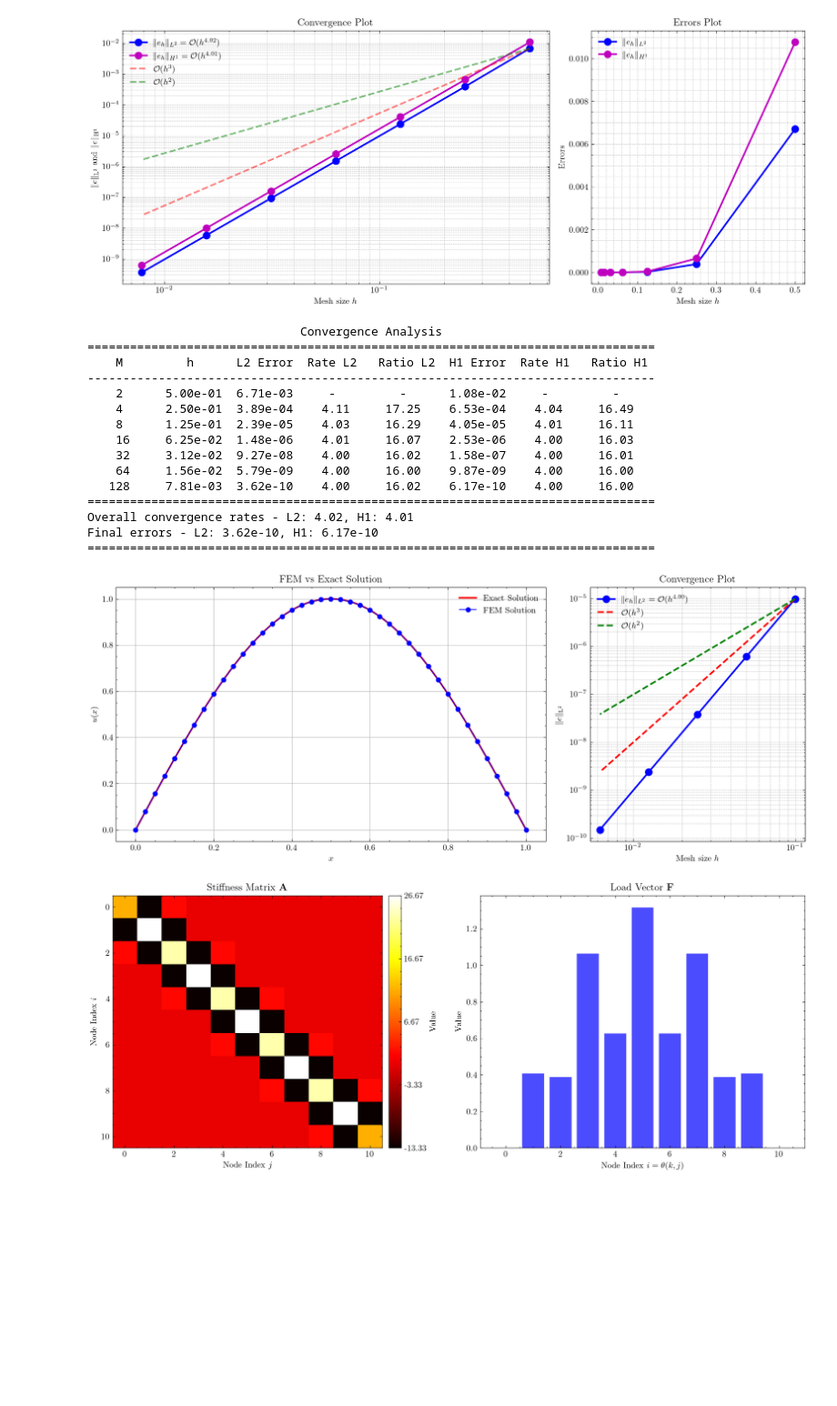
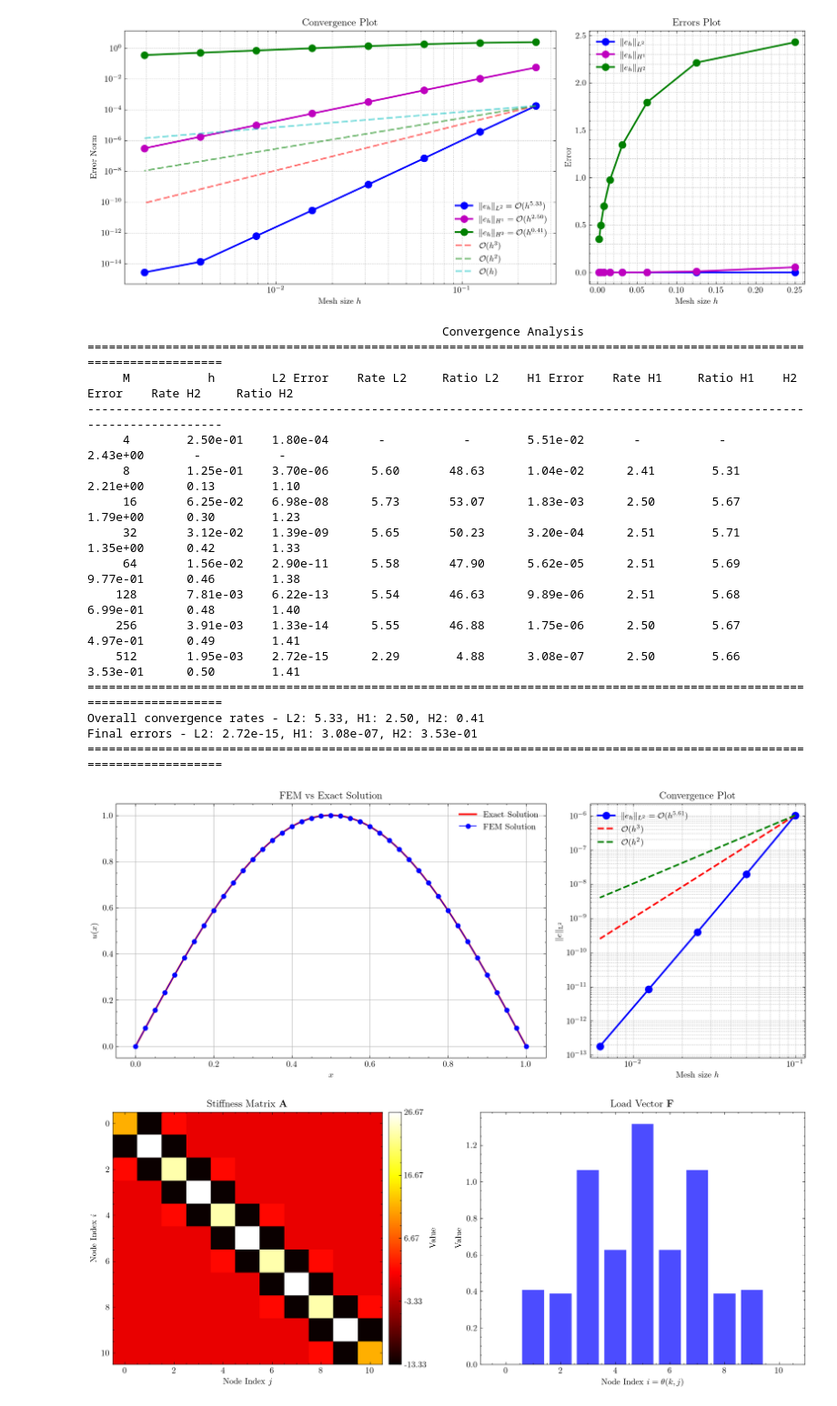
Before and after one commit to TrymSaether/TMA4212-Project-2-FEM, a Jupyter notebook: main.ipynb, the cells around one changed output. Shown at 91% size. Drawn from its saved outputs; the diff is of its cells as text; code cells hidden in the pictures; blank space fills up the shorter version.

```diff
--- a/main.ipynb
+++ b/main.ipynb
@@ -37,33 +40,36 @@ Final errors - L2: 1.06e-13, H1: 1.98e-13
 # %%
 
 f2 = lambda x: np.pi**2 * np.sin(np.pi*x)
 exact2 = lambda x: np.sin(np.pi*x)
+du_exact2 = lambda x: np.pi * np.cos(np.pi*x)
+ddu_exact2 = lambda x: -np.pi**2 * np.sin(np.pi*x)
 
 savefig2= False
-solver2 = FEMPoissonSolver(M=20, f=f2, exact=exact2)
+solver2 = FEMPoissonSolver(M=20, f=f2, exact=exact2, du_exact=du_exact2, ddu_exact=ddu_exact2)
 solver2.assemble()
 solver2.solve()
 solver2.plot_solution(name='sine', savefig=savefig2)
 solver2.plot_convergence(name='sine', savefig=savefig2)
 solver2.print_convergence_table()
 solver2.plot(fine_mesh=200, name='sine', savefig=savefig2)
 # %% [output]
 [figure]
-[figure, old version]
+[figure, new version]
-                              Convergence Analysis
-================================================================================
-    M         h      L2 Error  Rate L2   Ratio L2  H1 Error  Rate H1   Ratio H1
---------------------------------------------------------------------------------
-    2      5.00e-01  6.71e-03     -         -      1.08e-02     -         -
-    4      2.50e-01  3.89e-04    4.11     17.25    6.53e-04    4.04     16.49
-    8      1.25e-01  2.39e-05    4.03     16.29    4.05e-05    4.01     16.11
-    16     6.25e-02  1.48e-06    4.01     16.07    2.53e-06    4.00     16.03
-    32     3.12e-02  9.27e-08    4.00     16.02    1.58e-07    4.00     16.01
-    64     1.56e-02  5.79e-09    4.00     16.00    9.87e-09    4.00     16.00
-   128     7.81e-03  3.62e-10    4.00     16.02    6.17e-10    4.00     16.00
-================================================================================
-Overall convergence rates - L2: 4.02, H1: 4.01
-Final errors - L2: 3.62e-10, H1: 6.17e-10
-================================================================================
+                                                  Convergence Analysis
+========================================================================================================================
+     M           h        L2 Error    Rate L2     Ratio L2    H1 Error    Rate H1     Ratio H1    H2 Error    Rate H2     Ratio H2
+------------------------------------------------------------------------------------------------------------------------
+     4        2.50e-01    1.80e-04       -           -        5.51e-02       -           -        2.43e+00       -           -
+     8        1.25e-01    3.70e-06      5.60       48.63      1.04e-02      2.41        5.31      2.21e+00      0.13        1.10
+     16       6.25e-02    6.98e-08      5.73       53.07      1.83e-03      2.50        5.67      1.79e+00      0.30        1.23
+     32       3.12e-02    1.39e-09      5.65       50.23      3.20e-04      2.51        5.71      1.35e+00      0.42        1.33
+     64       1.56e-02    2.90e-11      5.58       47.90      5.62e-05      2.51        5.69      9.77e-01      0.46        1.38
+    128       7.81e-03    6.22e-13      5.54       46.63      9.89e-06      2.51        5.68      6.99e-01      0.48        1.40
+    256       3.91e-03    1.33e-14      5.55       46.88      1.75e-06      2.50        5.67      4.97e-01      0.49        1.41
+    512       1.95e-03    2.72e-15      2.29        4.88      3.08e-07      2.50        5.66      3.53e-01      0.50        1.41
+========================================================================================================================
+Overall convergence rates - L2: 5.33, H1: 2.50, H2: 0.41
+Final errors - L2: 2.72e-15, H1: 3.08e-07, H2: 3.53e-01
+========================================================================================================================
-[figure, old version]
+[figure, new version]
 # %%
```
Also changed, not shown: parts of 5 cells of this notebook, 4 other files.
